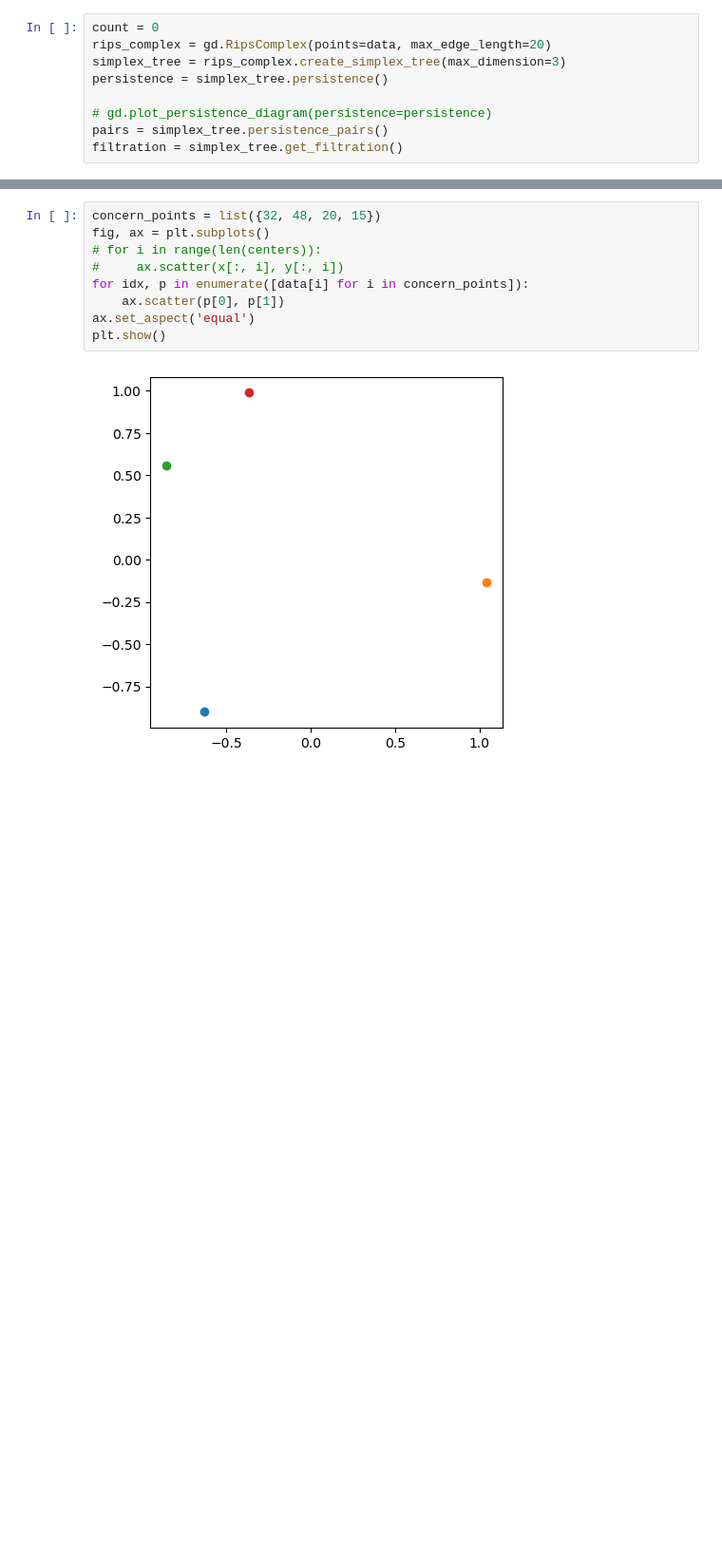
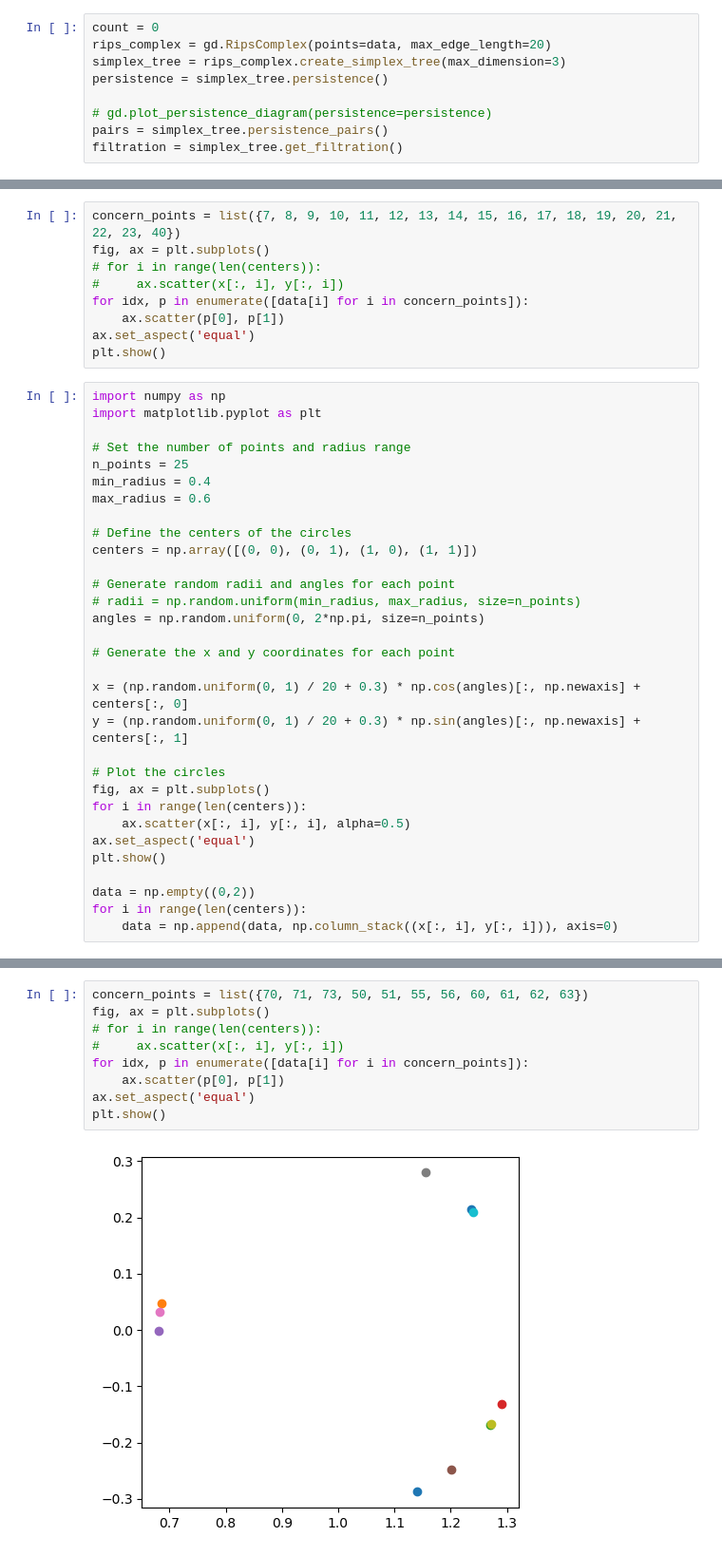
Before and after one commit to mzhyui/PHTDA-Net, a Jupyter notebook: traceback_v2.ipynb, the cells around one changed output, grey strips where cells are left out. Shown: that part at 95% size. Drawn from its saved outputs; the diff is of its cells as text; blank space fills up the shorter version.

```diff
--- a/traceback_v2.ipynb
+++ b/traceback_v2.ipynb
@@ -87,0 +83,40 @@ for birth_value, death_value in [i[1] for i in persistence]:
+# %%
+concern_points = list({7, 8, 9, 10, 11, 12, 13, 14, 15, 16, 17, 18, 19, 20, 21, 22, 23, 40})
+fig, ax = plt.subplots()
+# for i in range(len(centers)):
+#     ax.scatter(x[:, i], y[:, i])
+for idx, p in enumerate([data[i] for i in concern_points]):
+    ax.scatter(p[0], p[1])
+ax.set_aspect('equal')
+plt.show()
+# %%
+import numpy as np
+import matplotlib.pyplot as plt
+
+# Set the number of points and radius range
+n_points = 25
+min_radius = 0.4
+max_radius = 0.6
+
+# Define the centers of the circles
+centers = np.array([(0, 0), (0, 1), (1, 0), (1, 1)])
+
+# Generate random radii and angles for each point
+# radii = np.random.uniform(min_radius, max_radius, size=n_points)
+angles = np.random.uniform(0, 2*np.pi, size=n_points)
+
+# Generate the x and y coordinates for each point
+
+x = (np.random.uniform(0, 1) / 20 + 0.3) * np.cos(angles)[:, np.newaxis] + centers[:, 0]
+y = (np.random.uniform(0, 1) / 20 + 0.3) * np.sin(angles)[:, np.newaxis] + centers[:, 1]
+
+# Plot the circles
+fig, ax = plt.subplots()
+for i in range(len(centers)):
+    ax.scatter(x[:, i], y[:, i], alpha=0.5)
+ax.set_aspect('equal')
+plt.show()
+
+data = np.empty((0,2))
+for i in range(len(centers)):
+    data = np.append(data, np.column_stack((x[:, i], y[:, i])), axis=0)
@@ -88,11 +208,11 @@ for birth_value, death_value in [i[1] for i in persistence]:
 # %%
-concern_points = list({32, 48, 20, 15})
+concern_points = list({70, 71, 73, 50, 51, 55, 56, 60, 61, 62, 63})
 fig, ax = plt.subplots()
 # for i in range(len(centers)):
 #     ax.scatter(x[:, i], y[:, i])
 for idx, p in enumerate([data[i] for i in concern_points]):
     ax.scatter(p[0], p[1])
 ax.set_aspect('equal')
 plt.show()
 # %% [output]
-[figure, old version]
+[figure, new version]
```
Also changed, not shown: parts of 8 cells of this notebook, 2 other files.
